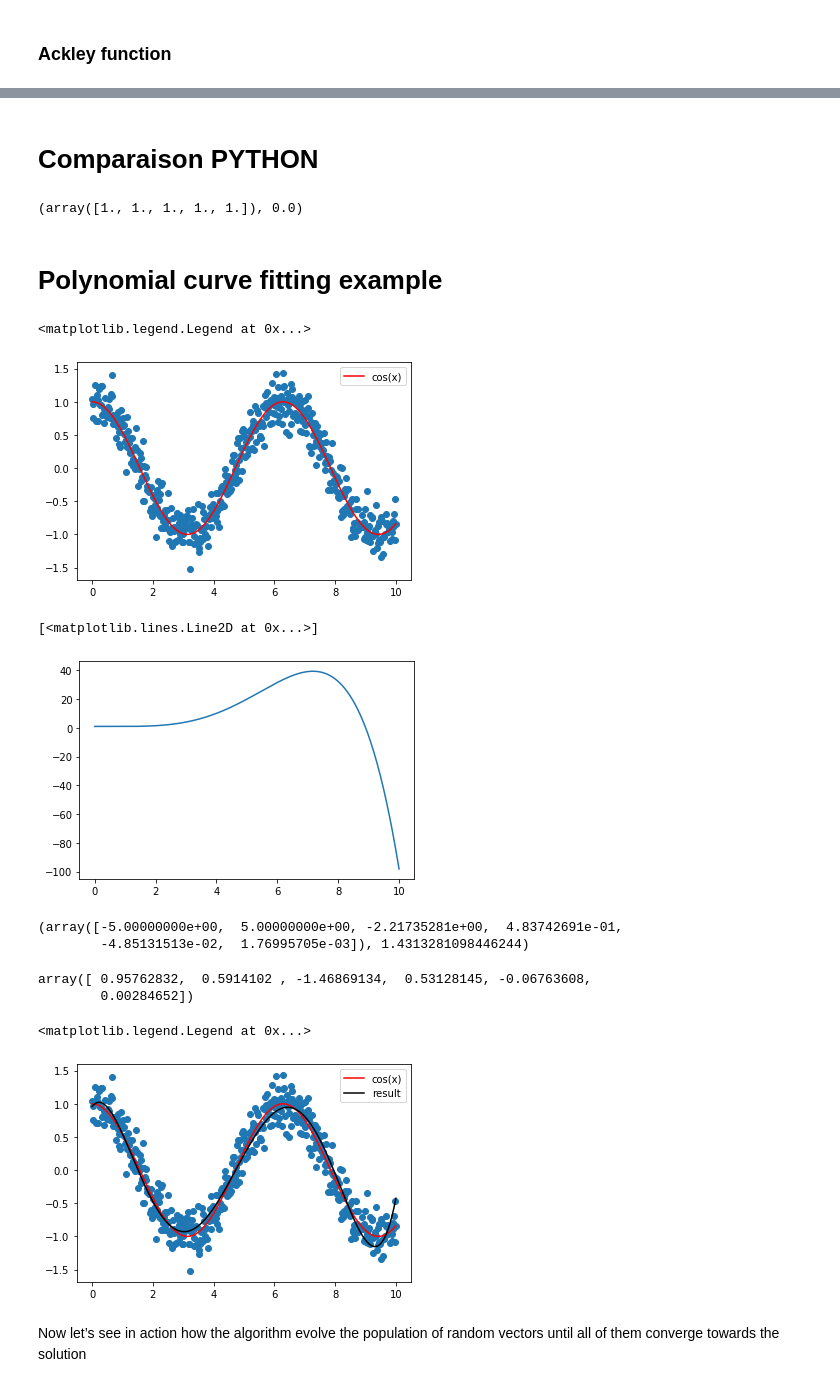
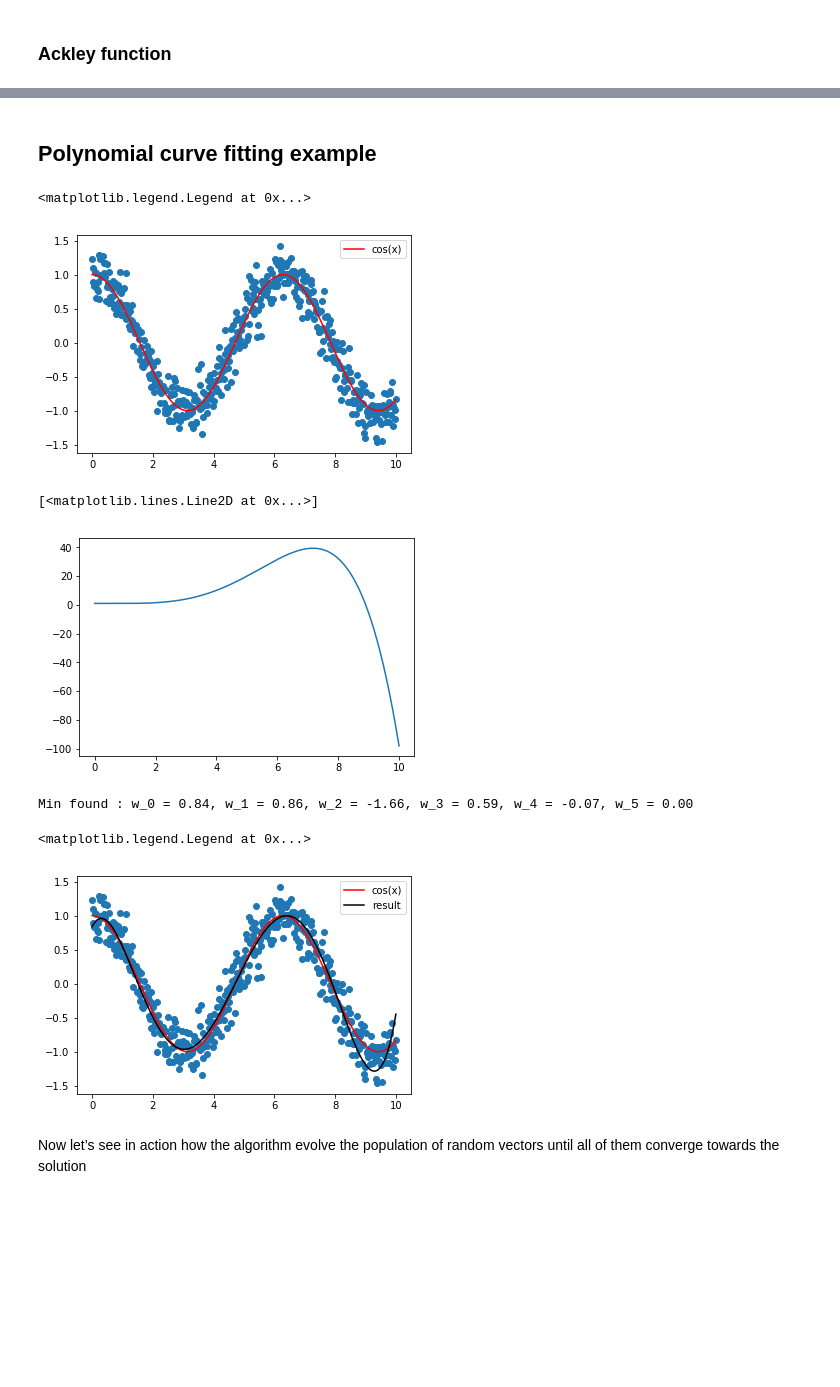
Before and after one commit to griezu/Differential_Evolution, a Jupyter notebook: Differential_Evolution.ipynb, the cells around one changed output, grey strips where cells are left out. Cells and saved outputs as stored; diff of their text form; code cells hidden in the pictures; blank space fills up the shorter version.

Commit message:
Add files via upload
Last version of jupyter notebook for Differential evolution algorithm.

```diff
--- a/Differential_Evolution.ipynb
+++ b/Differential_Evolution.ipynb
@@ -188,22 +377,14 @@ plt.legend()
 # %% [markdown]
-# <a id="comp"></a> Comparaison PYTHON
+## <a id="curve_fitting"></a> Polynomial curve fitting example
-# %%
-bounds = [(0,2), (0, 2), (0, 2), (0, 2), (0, 2)]
-result = differential_evolution(rosen, bounds)
-result.x, result.fun
-# %% [output]
-(array([1., 1., 1., 1., 1.]), 0.0)
-# %% [markdown]
-# <a id="curve_fitting"></a> Polynomial curve fitting example
 # %%
->>> x = np.linspace(0, 10, 500)
->>> y = np.cos(x) + np.random.normal(0, 0.2, 500)
->>> plt.scatter(x, y)
->>> plt.plot(x, np.cos(x), label='cos(x)',c='r')
->>> plt.legend()
+x = np.linspace(0, 10, 500)
+y = np.cos(x) + np.random.normal(0, 0.2, 500)
+plt.scatter(x, y)
+plt.plot(x, np.cos(x), label='cos(x)',c='r')
+plt.legend()
 # %% [output]
 <matplotlib.legend.Legend at 0x...>
-[figure, old version]
+[figure, new version]
 # %%
 def fmodel(x, w):
     return w[0] + w[1]*x + w[2] * x**2 + w[3] * x**3 + w[4] * x**4 + w[5] * x**5
@@ -211,29 +392,23 @@ def fmodel(x, w):
 plt.plot(x, fmodel(x, [1.0, -0.01, 0.01, -0.1, 0.1, -0.01]))
 # %% [output]
 [<matplotlib.lines.Line2D at 0x...>]
-[figure, old version]
+[figure, new version]
 # %%
 def rmse(w):
     y_pred = fmodel(x, w)
     return np.sqrt(sum((y - y_pred)**2) / len(y))
-# %%
-result = list(de(rmse, [(-5, 5)] * 6, its=2000))
-result[-1][0]
-# %% [output]
-(array([-5.00000000e+00,  5.00000000e+00, -2.21735281e+00,  4.83742691e-01,
-        -4.85131513e-02,  1.76995705e-03]), 1.4313281098446244)
-# %%
-result[-1][0]
-# %% [output]
-array([ 0.95762832,  0.5914102 , -1.46869134,  0.53128145, -0.06763608,
-        0.00284652])
+# %%
+pol_fitting = list(de(rmse, [(-5, 5)] * 6, its=1000))
+print("Min found : w_0 = {:.2f}, w_1 = {:.2f}, w_2 = {:.2f}, w_3 = {:.2f}, w_4 = {:.2f}, w_5 = {:.2f}".format(pol_fitting[-1][0][0],pol_fitting[-1][0][1],pol_fitting[-1][0][2],pol_fitting[-1][0][3],pol_fitting[-1][0][4],pol_fitting[-1][0][5]))
+# %% [output]
+Min found : w_0 = 0.84, w_1 = 0.86, w_2 = -1.66, w_3 = 0.59, w_4 = -0.07, w_5 = 0.00
 # %%
 plt.scatter(x, y)
 plt.plot(x, np.cos(x), label='cos(x)',c='r')
-plt.plot(x, fmodel(x, result[-1][0]), label='result',c='k')
+plt.plot(x, fmodel(x, pol_fitting[-1][0]), label='result',c='k')
 plt.legend()
 # %% [output]
 <matplotlib.legend.Legend at 0x...>
-[figure, old version]
+[figure, new version]
 # %% [markdown]
 Now let’s see in action how the algorithm evolve the population of random vectors until all of them converge towards the solution
```
Also changed, not shown: parts of 28 cells of this notebook.
